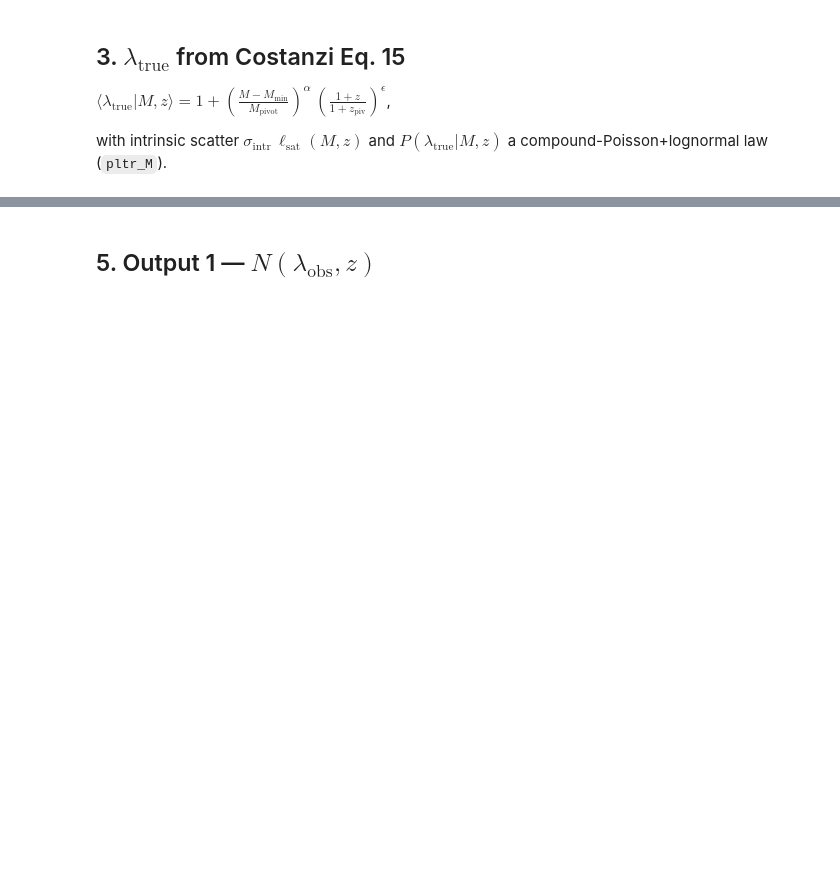
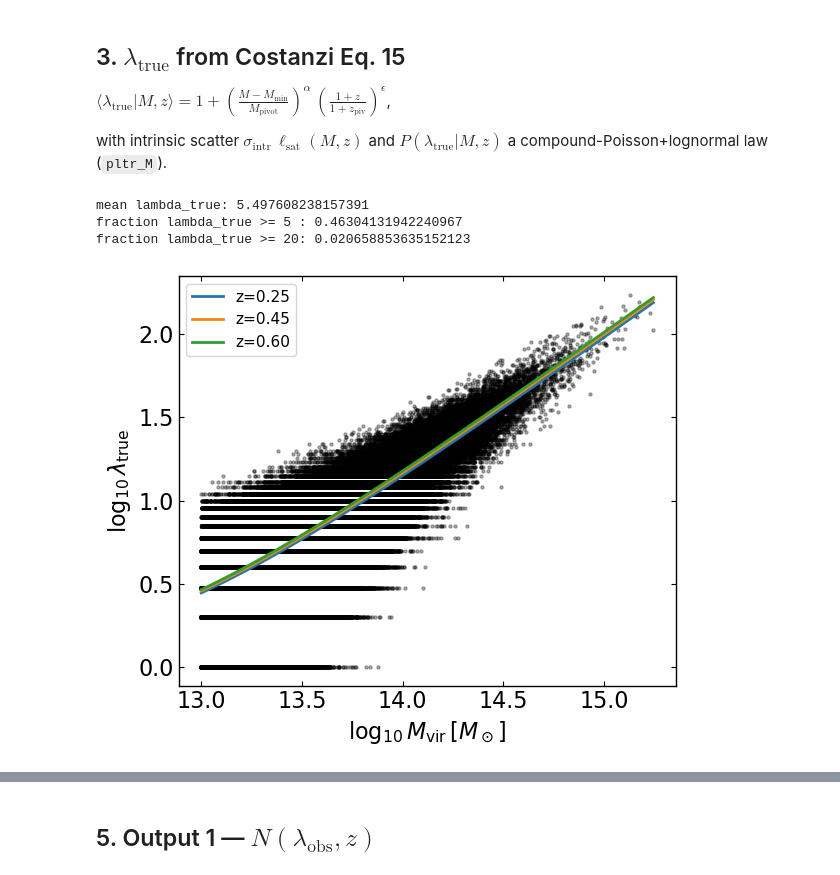
Before and after one commit to xtang126/fnalFall2022, a Jupyter notebook: y3kp/buzzardMock/Xin_MockDataVector.ipynb, the cells around one changed output, grey strips where cells are left out. Cells and saved outputs as stored; diff of their text form; code cells hidden in the pictures; blank space fills up the shorter version.

Commit message:
update for mock data vector

```diff
--- a/y3kp/buzzardMock/Xin_MockDataVector.ipynb
+++ b/y3kp/buzzardMock/Xin_MockDataVector.ipynb
@@ -91,3 +122,12 @@ data = data_h = _mock = _data_h = None
+# %%
+# Add a Gaussian photo-z proxy for DES Y3-like uncertainty.
+# (A more accurate photo-z kernel — Myles+2021 — would be redshift- and color-
+#  dependent, but this captures the dominant scatter.)
+SIGMA_Z_FRAC = 0.01   # fractional photo-z scatter, DES Y3-like
+mock['redshift_true'] = mock['redshift'].copy()
+mock['redshift_obs']  = mock['redshift'] + SIGMA_Z_FRAC * (1.0 + mock['redshift']) \
+                                          * RNG.standard_normal(size=len(mock))
+mock['redshift_obs']  = np.clip(mock['redshift_obs'], 0.02, None)
 # %% [markdown]
 ## 3. $\lambda_\mathrm{true}$ from Costanzi Eq. 15
 
@@ -98,22 +138,28 @@ $P(\lambda_\mathrm{true}|M,z)$ a compound-Poisson+lognormal law (`pltr_M`).
 # %%
 Mvir = np.asarray(mock['Mvir'], dtype=float)
 zcl  = np.asarray(mock['redshift'], dtype=float)
 
 lambda_true = sample_lambda_true(Mvir, zcl, rng=RNG).astype(float)
 mock['lambda_true'] = lambda_true
 
 print('mean lambda_true:', lambda_true.mean())
 print('fraction lambda_true >= 5 :', (lambda_true >= 5).mean())
 print('fraction lambda_true >= 20:', (lambda_true >= 20).mean())
 
 # Sanity: expected mean relation vs sampled halos.
 logM = np.log10(Mvir)
 fig, ax = plt.subplots(figsize=(6, 5))
-ax.hexbin(logM, np.log10(np.clip(lambda_true, 1, None)), gridsize=60,
-          mincnt=1, cmap='Greys')
+# ax.hexbin(logM, np.log10(np.clip(lambda_true, 1, None)), gridsize=60,
+#           mincnt=1, cmap='Greys')
+ax.scatter(logM, np.log10(np.clip(lambda_true, 1, None)), alpha=0.3, s=5, color='k')
 mg = np.linspace(logM.min(), logM.max(), 80)
 for zref in [0.25, 0.45, 0.60]:
     ax.plot(mg, np.log10(l_tr(10**mg, zref)), lw=2, label='z=%.2f' % zref)
 ax.set_xlabel(r'$\log_{10} M_\mathrm{vir}\,[M_\odot]$')
 ax.set_ylabel(r'$\log_{10} \lambda_\mathrm{true}$')
 ax.legend(fontsize=11); fig.tight_layout()
+# %% [output]
+mean lambda_true: 5.497608238157391
+fraction lambda_true >= 5 : 0.46304131942240967
+fraction lambda_true >= 20: 0.020658853635152123
+[figure, added]
```
Also changed, not shown: parts of 31 cells of this notebook, 1 other file.
